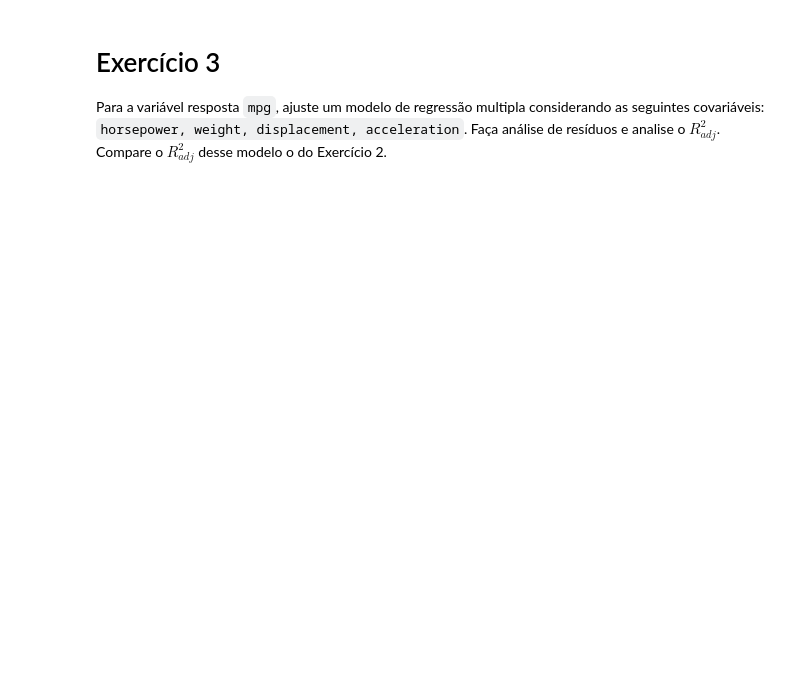
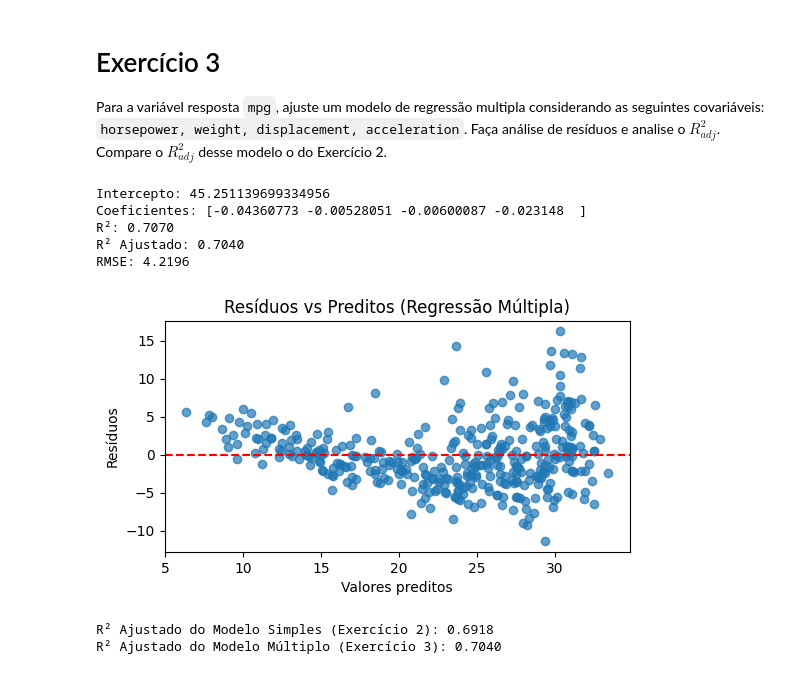
Before and after one commit to HumbAmorim/CEE2, a Jupyter notebook: 25_regressao.ipynb, the cells around one changed output. Drawn from its saved outputs; the diff is of its cells as text; code cells hidden in the pictures; blank space fills up the shorter version.

Commit message:
Exercícios feitos

```diff
--- a/25_regressao.ipynb
+++ b/25_regressao.ipynb
@@ -766,3 +832,65 @@ from sklearn.metrics import mean_squared_error, r2_score
 # Exercício 3
 
 Para a variável resposta `mpg`, ajuste um modelo de regressão multipla considerando as seguintes covariáveis: `horsepower, weight, displacement, acceleration`. Faça análise de resíduos e analise o $R^2_{adj}$. Compare o $R^2_{adj}$ desse modelo o do Exercício 2.
+# %%
+from sklearn.metrics import mean_squared_error, r2_score
+import numpy as np
+from sklearn.linear_model import LinearRegression
+import matplotlib.pyplot as plt
+
+# Select the features for the multiple regression model
+features = ['horsepower', 'weight', 'displacement', 'acceleration']
+X_multi = df[features]
+y_multi = df['mpg']
+
+# Instantiate the model
+modelo_2 = LinearRegression(fit_intercept=True)
+
+# Adjust the model to the data
+modelo_2.fit(X_multi, y_multi)
+
+# Predictions (fitted values)
+y_pred_multi = modelo_2.predict(X_multi)
+
+# R²
+r2_multi = r2_score(y_multi, y_pred_multi)
+
+# R² Adjusted
+n_multi = X_multi.shape[0]
+p_multi = X_multi.shape[1]  # Number of predictors
+r2_adj_multi = 1 - (1 - r2_multi) * (n_multi - 1) / (n_multi - p_multi - 1)
+
+# Mean Squared Error
+mse_multi = mean_squared_error(y_multi, y_pred_multi)
+rmse_multi = np.sqrt(mse_multi)
+
+# Print "Resumo básico"
+print(f"Intercepto: {modelo_2.intercept_}")
+print(f"Coeficientes: {modelo_2.coef_}")
+print(f"R²: {r2_multi:.4f}")
+print(f"R² Ajustado: {r2_adj_multi:.4f}")
+print(f"RMSE: {rmse_multi:.4f}")
+
+# Calculate and plot residuals
+residuos_multi = y_multi - y_pred_multi
+
+plt.figure(figsize=(6, 3))
+plt.scatter(y_pred_multi, residuos_multi, alpha=0.7)
+plt.axhline(y=0, color='red', linestyle='--')
+plt.xlabel('Valores preditos')
+plt.ylabel('Resíduos')
+plt.title('Resíduos vs Preditos (Regressão Múltipla)')
+plt.show()
+
+# Compare R² adjusted with the simple linear regression model from Exercise 2
+print(f"\nR² Ajustado do Modelo Simples (Exercício 2): {r2_adj:.4f}")
+print(f"R² Ajustado do Modelo Múltiplo (Exercício 3): {r2_adj_multi:.4f}")
+# %% [output]
+Intercepto: 45.251139699334956
+Coeficientes: [-0.04360773 -0.00528051 -0.00600087 -0.023148  ]
+R²: 0.7070
+R² Ajustado: 0.7040
+RMSE: 4.2196
+[figure, added]
+R² Ajustado do Modelo Simples (Exercício 2): 0.6918
+R² Ajustado do Modelo Múltiplo (Exercício 3): 0.7040
```
Also changed, not shown: parts of 4 cells of this notebook.
